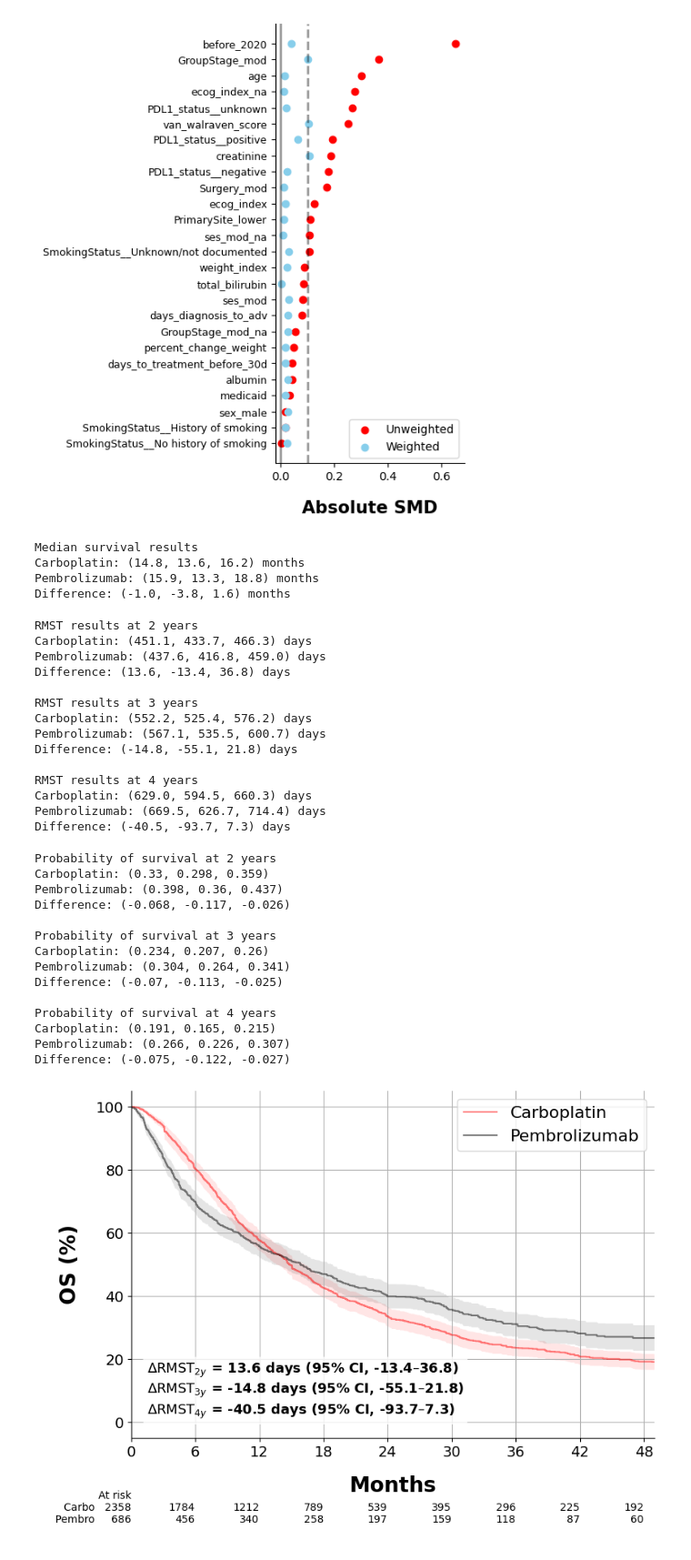
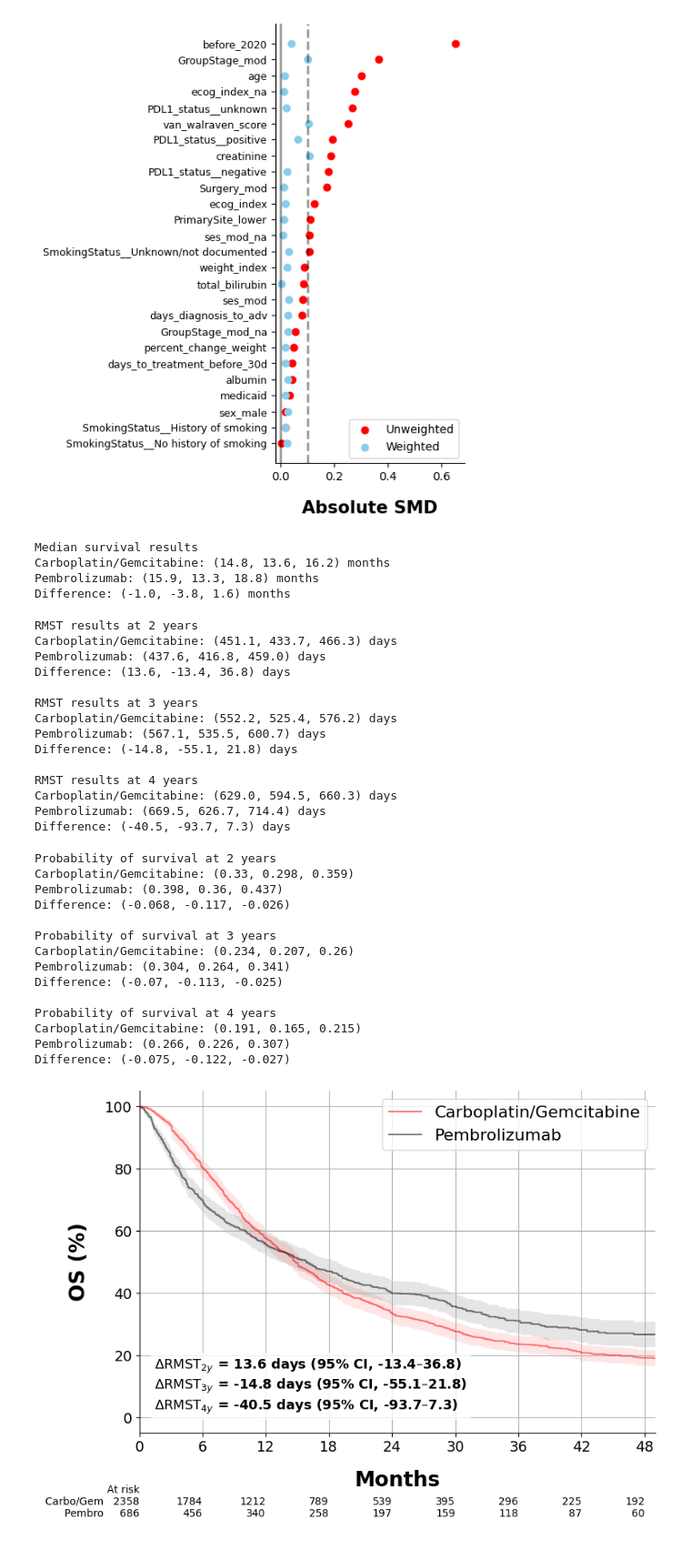
Before and after one commit to xavier-orcutt/io-heterogeneity, a Jupyter notebook: aUC/notebooks/os_above_threshold.ipynb, the cells around one changed output. Shown at 91% size. Saved outputs shown, nothing was run; the diff lists cells and outputs as text; code cells hidden in the pictures.

Commit message:
carbo -> carbo/gem

```diff
--- a/aUC/notebooks/os_above_threshold.ipynb
+++ b/aUC/notebooks/os_above_threshold.ipynb
@@ -177,76 +177,76 @@ results = estimator.survival_metrics(df = iptw_df,
                                      n_jobs = -1)
 # %%
 print('Median survival results')
-print(f'Carboplatin: {tuple(round(x / 30, 1) for x in results['treatment']['median'])} months')
+print(f'Carboplatin/Gemcitabine: {tuple(round(x / 30, 1) for x in results['treatment']['median'])} months')
 print(f'Pembrolizumab: {tuple(round(x / 30, 1) for x in results['control']['median'])} months')
 print(f'Difference: {tuple(round(x / 30, 1) for x in results['difference']['median'])} months')
 # %% [output]
 Median survival results
-Carboplatin: (14.8, 13.6, 16.2) months
+Carboplatin/Gemcitabine: (14.8, 13.6, 16.2) months
 Pembrolizumab: (15.9, 13.3, 18.8) months
 Difference: (-1.0, -3.8, 1.6) months
 # %%
 print('RMST results at 2 years')
-print(f'Carboplatin: {tuple(round(x, 1) for x in results['treatment']['rmst'][730])} days')
+print(f'Carboplatin/Gemcitabine: {tuple(round(x, 1) for x in results['treatment']['rmst'][730])} days')
 print(f'Pembrolizumab: {tuple(round(x, 1) for x in results['control']['rmst'][730])} days')
 print(f'Difference: {tuple(round(x, 1) for x in results['difference']['rmst'][730])} days')
 
 print('')
 print('RMST results at 3 years')
-print(f'Carboplatin: {tuple(round(x, 1) for x in results['treatment']['rmst'][1095])} days')
+print(f'Carboplatin/Gemcitabine: {tuple(round(x, 1) for x in results['treatment']['rmst'][1095])} days')
 print(f'Pembrolizumab: {tuple(round(x, 1) for x in results['control']['rmst'][1095])} days')
 print(f'Difference: {tuple(round(x, 1) for x in results['difference']['rmst'][1095])} days')
 
 print('')
 print('RMST results at 4 years')
-print(f'Carboplatin: {tuple(round(x, 1) for x in results['treatment']['rmst'][1460])} days')
+print(f'Carboplatin/Gemcitabine: {tuple(round(x, 1) for x in results['treatment']['rmst'][1460])} days')
 print(f'Pembrolizumab: {tuple(round(x, 1) for x in results['control']['rmst'][1460])} days')
 print(f'Difference: {tuple(round(x, 1) for x in results['difference']['rmst'][1460])} days')
 # %% [output]
 RMST results at 2 years
-Carboplatin: (451.1, 433.7, 466.3) days
+Carboplatin/Gemcitabine: (451.1, 433.7, 466.3) days
 Pembrolizumab: (437.6, 416.8, 459.0) days
 Difference: (13.6, -13.4, 36.8) days
 
 RMST results at 3 years
-Carboplatin: (552.2, 525.4, 576.2) days
+Carboplatin/Gemcitabine: (552.2, 525.4, 576.2) days
 Pembrolizumab: (567.1, 535.5, 600.7) days
 Difference: (-14.8, -55.1, 21.8) days
 
 RMST results at 4 years
-Carboplatin: (629.0, 594.5, 660.3) days
+Carboplatin/Gemcitabine: (629.0, 594.5, 660.3) days
 Pembrolizumab: (669.5, 626.7, 714.4) days
 Difference: (-40.5, -93.7, 7.3) days
 # %%
 print('Probability of survival at 2 years')
-print(f'Carboplatin: {tuple(round(x, 3) for x in results['treatment']['survival_prob'][730])}')
+print(f'Carboplatin/Gemcitabine: {tuple(round(x, 3) for x in results['treatment']['survival_prob'][730])}')
 print(f'Pembrolizumab: {tuple(round(x, 3) for x in results['control']['survival_prob'][730])}')
 print(f'Difference: {tuple(round(x, 3) for x in results['difference']['survival_prob'][730])}')
 
 print('')
 print('Probability of survival at 3 years')
-print(f'Carboplatin: {tuple(round(x, 3) for x in results['treatment']['survival_prob'][1095])}')
+print(f'Carboplatin/Gemcitabine: {tuple(round(x, 3) for x in results['treatment']['survival_prob'][1095])}')
 print(f'Pembrolizumab: {tuple(round(x, 3) for x in results['control']['survival_prob'][1095])}')
 print(f'Difference: {tuple(round(x, 3) for x in results['difference']['survival_prob'][1095])}')
 
 print('')
 print('Probability of survival at 4 years')
-print(f'Carboplatin: {tuple(round(x, 3) for x in results['treatment']['survival_prob'][1460])}')
+print(f'Carboplatin/Gemcitabine: {tuple(round(x, 3) for x in results['treatment']['survival_prob'][1460])}')
 print(f'Pembrolizumab: {tuple(round(x, 3) for x in results['control']['survival_prob'][1460])}')
 print(f'Difference: {tuple(round(x, 3) for x in results['difference']['survival_prob'][1460])}')
 # %% [output]
 Probability of survival at 2 years
-Carboplatin: (0.33, 0.298, 0.359)
+Carboplatin/Gemcitabine: (0.33, 0.298, 0.359)
 Pembrolizumab: (0.398, 0.36, 0.437)
 Difference: (-0.068, -0.117, -0.026)
 
 Probability of survival at 3 years
-Carboplatin: (0.234, 0.207, 0.26)
+Carboplatin/Gemcitabine: (0.234, 0.207, 0.26)
 Pembrolizumab: (0.304, 0.264, 0.341)
 Difference: (-0.07, -0.113, -0.025)
 
 Probability of survival at 4 years
-Carboplatin: (0.191, 0.165, 0.215)
+Carboplatin/Gemcitabine: (0.191, 0.165, 0.215)
 Pembrolizumab: (0.266, 0.226, 0.307)
 Difference: (-0.075, -0.122, -0.027)
 # %%
@@ -258,7 +258,7 @@ ax.step(km_confidence_intervals_df.time,
         km_confidence_intervals_df.treatment_estimate * 100,
         color='red',
         alpha=0.5,
-        label='Carboplatin')
+        label='Carboplatin/Gemcitabine')
 
 # 95% CI
 ax.fill_between(km_confidence_intervals_df.time,
@@ -309,32 +309,32 @@ rmst_text = (
     f'{rmst_diff_1095:.1f} days '
     f'(95% CI, {rmst_lower_1095:.1f}–{rmst_upper_1095:.1f})'
     '\n'
     r'$\Delta \mathrm{RMST}_{4y}$ = '
     f'{rmst_diff_1460:.1f} days '
     f'(95% CI, {rmst_lower_1460:.1f}–{rmst_upper_1460:.1f})'
 )
 
 add_at_risk_counts(
     estimator.treat_km_,
     estimator.control_km_,
     rows_to_show=['At risk'],
-    labels=['Carbo', 'Pembro'],
+    labels=['Carbo/Gem', 'Pembro'],
     xticks=tick_days
 )
 
 ax.text(
     0.03, 0.05, rmst_text,
     transform=ax.transAxes,
     fontsize=13,
     fontweight='bold',
     va='bottom',
     bbox=dict(
     boxstyle='round,pad=0.3',
     facecolor='white',
     alpha=0.8,
     edgecolor='none')
 )
 
 plt.savefig('../outputs/os_above_crossover.pdf', format='pdf', bbox_inches='tight')
 # %% [output]
-[figure, old version]
+[figure, new version]
```
Also changed, not shown: parts of 2 cells of this notebook, 2 other files.
